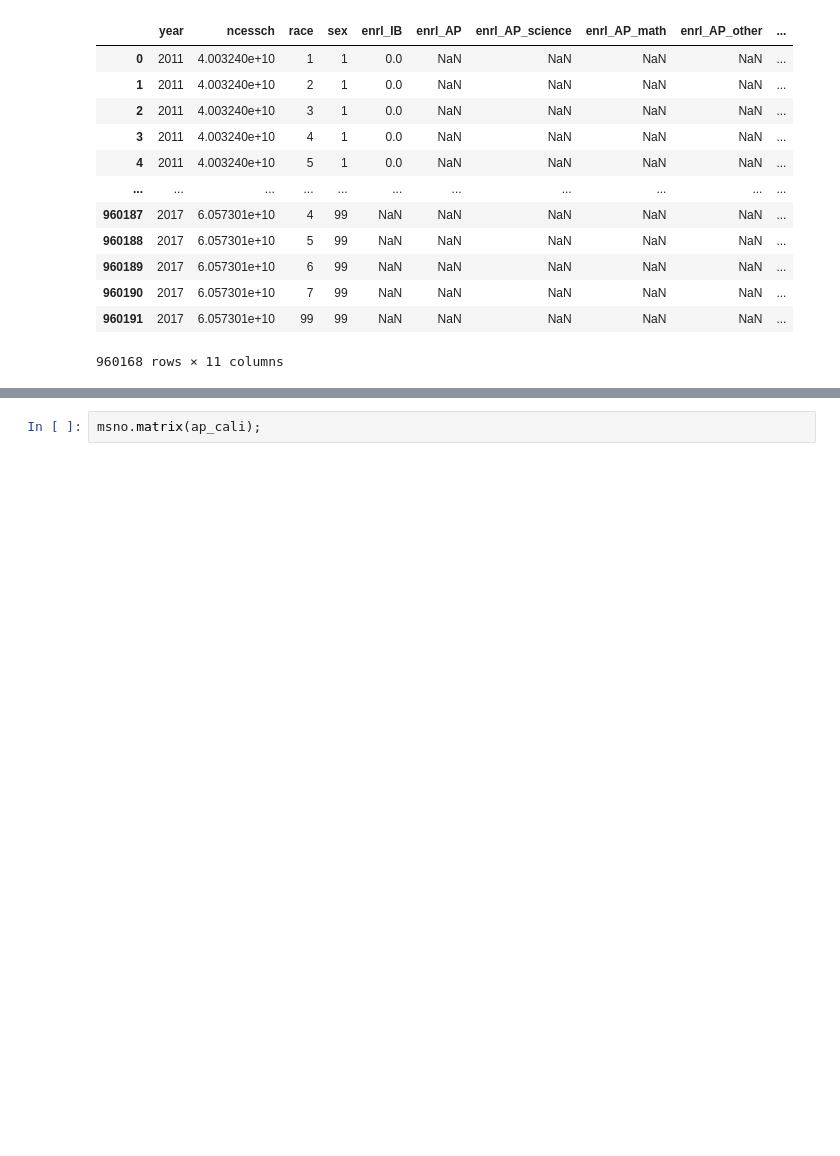
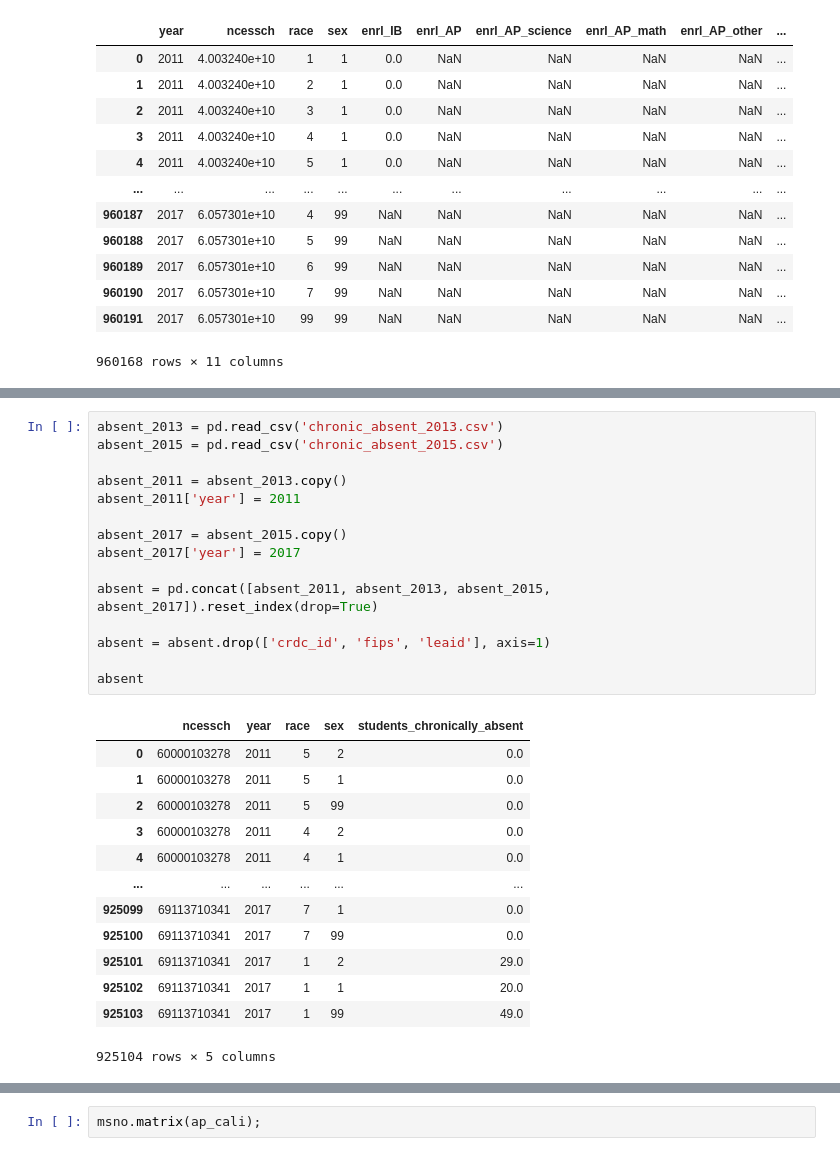
Before and after one commit to meeraduggs/AP-Exams, a Jupyter notebook: EDA/merging_big_boy.ipynb, the cells around one changed output, grey strips where cells are left out. Saved outputs shown, nothing was run; the diff lists cells and outputs as text; blank space fills up the shorter version.

```diff
--- a/EDA/merging_big_boy.ipynb
+++ b/EDA/merging_big_boy.ipynb
@@ -241,0 +138,29 @@ ap_hs.dropna(subset = ['students_AP_exam_oneormore'])
+# %%
+absent_2013 = pd.read_csv('chronic_absent_2013.csv')
+absent_2015 = pd.read_csv('chronic_absent_2015.csv')
+
+absent_2011 = absent_2013.copy()
+absent_2011['year'] = 2011
+
+absent_2017 = absent_2015.copy()
+absent_2017['year'] = 2017
+
+absent = pd.concat([absent_2011, absent_2013, absent_2015, absent_2017]).reset_index(drop=True)
+
+absent = absent.drop(['crdc_id', 'fips', 'leaid'], axis=1)
+
+absent
+# %% [output]
+|  | ncessch | year | race | sex | students_chronically_absent |
+| 0 | 60000103278 | 2011 | 5 | 2 | 0.0 |
+| 1 | 60000103278 | 2011 | 5 | 1 | 0.0 |
+| 2 | 60000103278 | 2011 | 5 | 99 | 0.0 |
+| 3 | 60000103278 | 2011 | 4 | 2 | 0.0 |
+| 4 | 60000103278 | 2011 | 4 | 1 | 0.0 |
+| ... | ... | ... | ... | ... | ... |
+| 925099 | 69113710341 | 2017 | 7 | 1 | 0.0 |
+| 925100 | 69113710341 | 2017 | 7 | 99 | 0.0 |
+| 925101 | 69113710341 | 2017 | 1 | 2 | 29.0 |
+| 925102 | 69113710341 | 2017 | 1 | 1 | 20.0 |
+| 925103 | 69113710341 | 2017 | 1 | 99 | 49.0 |
+925104 rows × 5 columns
```
Also changed, not shown: parts of 35 cells of this notebook, 10 other files.
